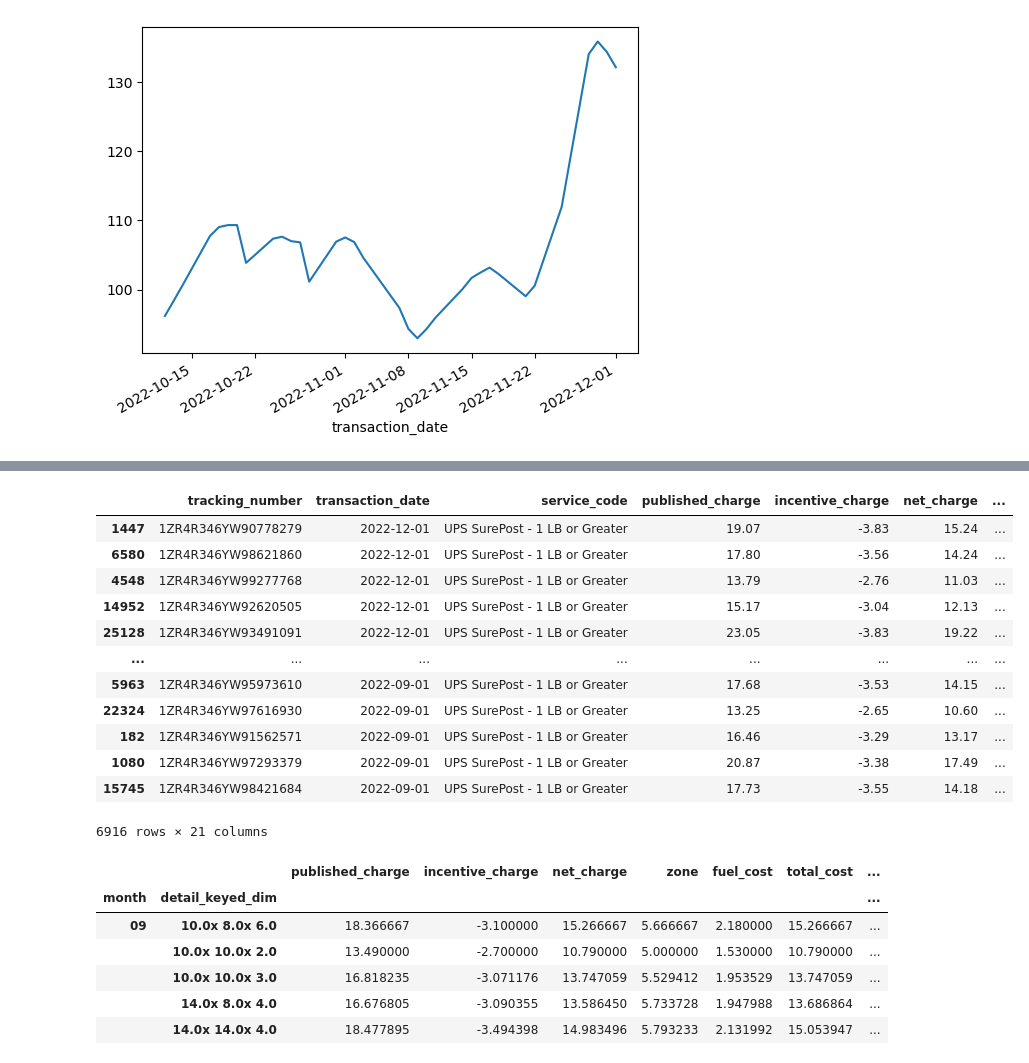
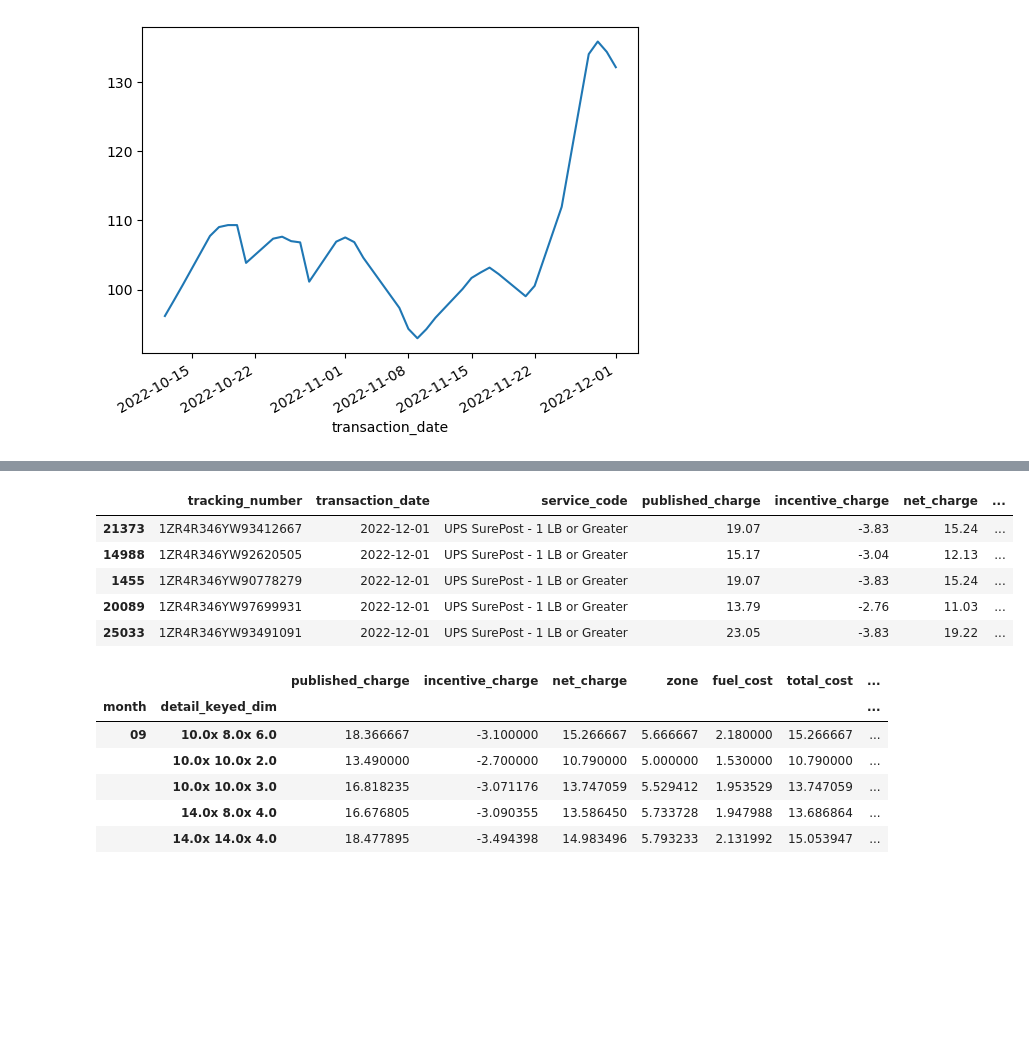
Before and after one commit to Evan-Archuleta/ups_invoice, a Jupyter notebook: ups_v4.ipynb, the cells around one changed output, grey strips where cells are left out. Cells and saved outputs as stored; diff of their text form; code cells hidden in the pictures; blank space fills up the shorter version.

```diff
--- a/ups_v4.ipynb
+++ b/ups_v4.ipynb
@@ -205,28 +210,3 @@ df_tot_cost.rename_axis("tracking_number")
 # Merge adjustments onto dataframe
 df_clean = pd.merge(df_clean,df_tot_cost['total_cost'], on ='tracking_number', how='inner')
 df_clean['adjustment'] = round((df_clean['total_cost'] - df_clean['net_charge']), 2)
-# %%
-# DF clean zip code cleaning 5 digits
-import re
-
-df_clean['receiver_postal'] = df_clean['receiver_postal'].map(str)
-
-for i, rows in df_clean.iterrows():
-    ifor_val = df_clean.iloc[i]['receiver_postal']
-    if re.match(r"^\d{9}$", ifor_val):
-        zipc = ifor_val[:5]
-        plus4 = ifor_val[5:]
-        strings = [zipc,plus4]
-        ifor_val = '-'.join(strings)
-    elif re.match(r"^\d{5}-$", ifor_val):
-        zipc = ifor_val[:5]
-        ifor_val = zipc
-    elif re.match(r"^\d{5}-\d{4}$", ifor_val):
-        ifor_val = df_clean.iloc[i]['receiver_postal']
-    elif re.match(r"^\d{5}$", ifor_val):
-        ifor_val = df_clean.iloc[i]['receiver_postal']
-    else:
-        ifor_val = 'invalid'
-    df_clean.at[i,'receiver_postal'] = ifor_val
-
-df_clean['receiver_postal'] = df_clean['receiver_postal'].str[:5]
@@ -541,21 +507,14 @@ df.describe()
 | 75% | 21.590000 | -3.510000 | 17.300000 | 7.000000 | 2.540000 | 17.300000 | 0.000000 | ... |
 | max | 48.720000 | 2.160000 | 36.000000 | 8.000000 | 3.820000 | 39.620000 | 19.500000 | ... |
 # %%
-df
+df.head()
 # %% [output]
 |  | tracking_number | transaction_date | service_code | published_charge | incentive_charge | net_charge | ... |
-| 1447 | 1ZR4R346YW90778279 | 2022-12-01 | UPS SurePost - 1 LB or Greater | 19.07 | -3.83 | 15.24 | ... |
-| 6580 | 1ZR4R346YW98621860 | 2022-12-01 | UPS SurePost - 1 LB or Greater | 17.80 | -3.56 | 14.24 | ... |
-| 4548 | 1ZR4R346YW99277768 | 2022-12-01 | UPS SurePost - 1 LB or Greater | 13.79 | -2.76 | 11.03 | ... |
-| 14952 | 1ZR4R346YW92620505 | 2022-12-01 | UPS SurePost - 1 LB or Greater | 15.17 | -3.04 | 12.13 | ... |
-| 25128 | 1ZR4R346YW93491091 | 2022-12-01 | UPS SurePost - 1 LB or Greater | 23.05 | -3.83 | 19.22 | ... |
-| ... | ... | ... | ... | ... | ... | ... | ... |
-| 5963 | 1ZR4R346YW95973610 | 2022-09-01 | UPS SurePost - 1 LB or Greater | 17.68 | -3.53 | 14.15 | ... |
-| 22324 | 1ZR4R346YW97616930 | 2022-09-01 | UPS SurePost - 1 LB or Greater | 13.25 | -2.65 | 10.60 | ... |
-| 182 | 1ZR4R346YW91562571 | 2022-09-01 | UPS SurePost - 1 LB or Greater | 16.46 | -3.29 | 13.17 | ... |
-| 1080 | 1ZR4R346YW97293379 | 2022-09-01 | UPS SurePost - 1 LB or Greater | 20.87 | -3.38 | 17.49 | ... |
-| 15745 | 1ZR4R346YW98421684 | 2022-09-01 | UPS SurePost - 1 LB or Greater | 17.73 | -3.55 | 14.18 | ... |
+| 21373 | 1ZR4R346YW93412667 | 2022-12-01 | UPS SurePost - 1 LB or Greater | 19.07 | -3.83 | 15.24 | ... |
+| 14988 | 1ZR4R346YW92620505 | 2022-12-01 | UPS SurePost - 1 LB or Greater | 15.17 | -3.04 | 12.13 | ... |
+| 1455 | 1ZR4R346YW90778279 | 2022-12-01 | UPS SurePost - 1 LB or Greater | 19.07 | -3.83 | 15.24 | ... |
+| 20089 | 1ZR4R346YW97699931 | 2022-12-01 | UPS SurePost - 1 LB or Greater | 13.79 | -2.76 | 11.03 | ... |
+| 25033 | 1ZR4R346YW93491091 | 2022-12-01 | UPS SurePost - 1 LB or Greater | 23.05 | -3.83 | 19.22 | ... |
-6916 rows × 21 columns
 # %%
 box_mean = df.groupby(['month','detail_keyed_dim']).mean()
 box_mean
```
Also changed, not shown: parts of 8 cells of this notebook.
